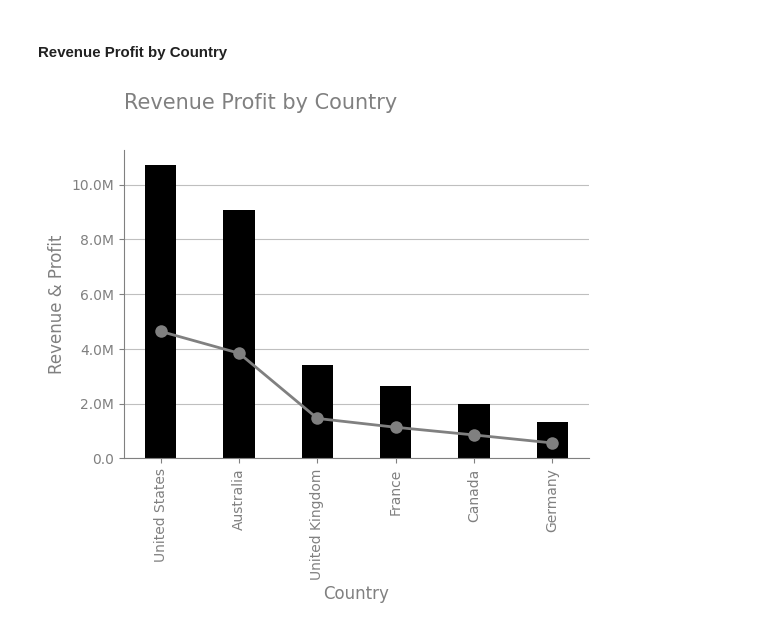
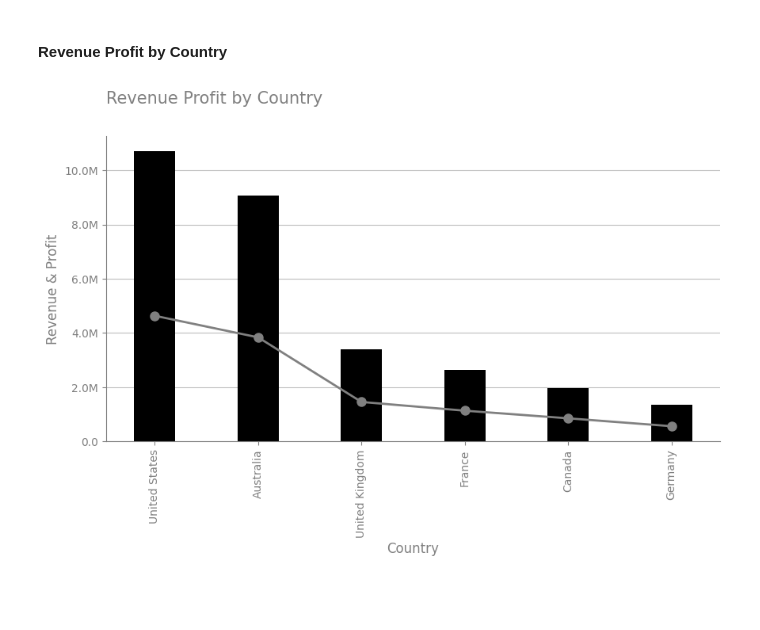
Before and after one commit to NishantSingh359/Sales_Analytics, a Jupyter notebook: notebooks/02_sales_trends.ipynb, the cells around one changed output. Saved outputs shown, nothing was run; the diff lists cells and outputs as text; code cells hidden in the pictures; blank space fills up the shorter version.

```diff
--- a/notebooks/02_sales_trends.ipynb
+++ b/notebooks/02_sales_trends.ipynb
@@ -152,14 +138,15 @@ vs.ColumnPlotLabel(
 # %% [markdown]
 #### Revenue Profit by Country
 # %%
-df = skpi.revenue_profit_by_country()
+df = skpi.revenue_and_profit_by_country()
 vs.CombinePlot(
-    x=df['country'],
-    y1=df['revenue'],
-    y2=df['profit'],
-    title= 'Revenue Profit by Country',
-    xlable='Country',
-    ylable= 'Revenue & Profit'
+    x=df["country"],
+    y1=df["revenue"],
+    y2=df["profit"],
+    title="Revenue Profit by Country",
+    xlable="Country",
+    ylable="Revenue & Profit",
+    fsize=(10, 5),
 ).decoration()
 # %% [output]
-[figure, old version]
+[figure, new version]
```
Also changed, not shown: parts of 20 cells of this notebook.
